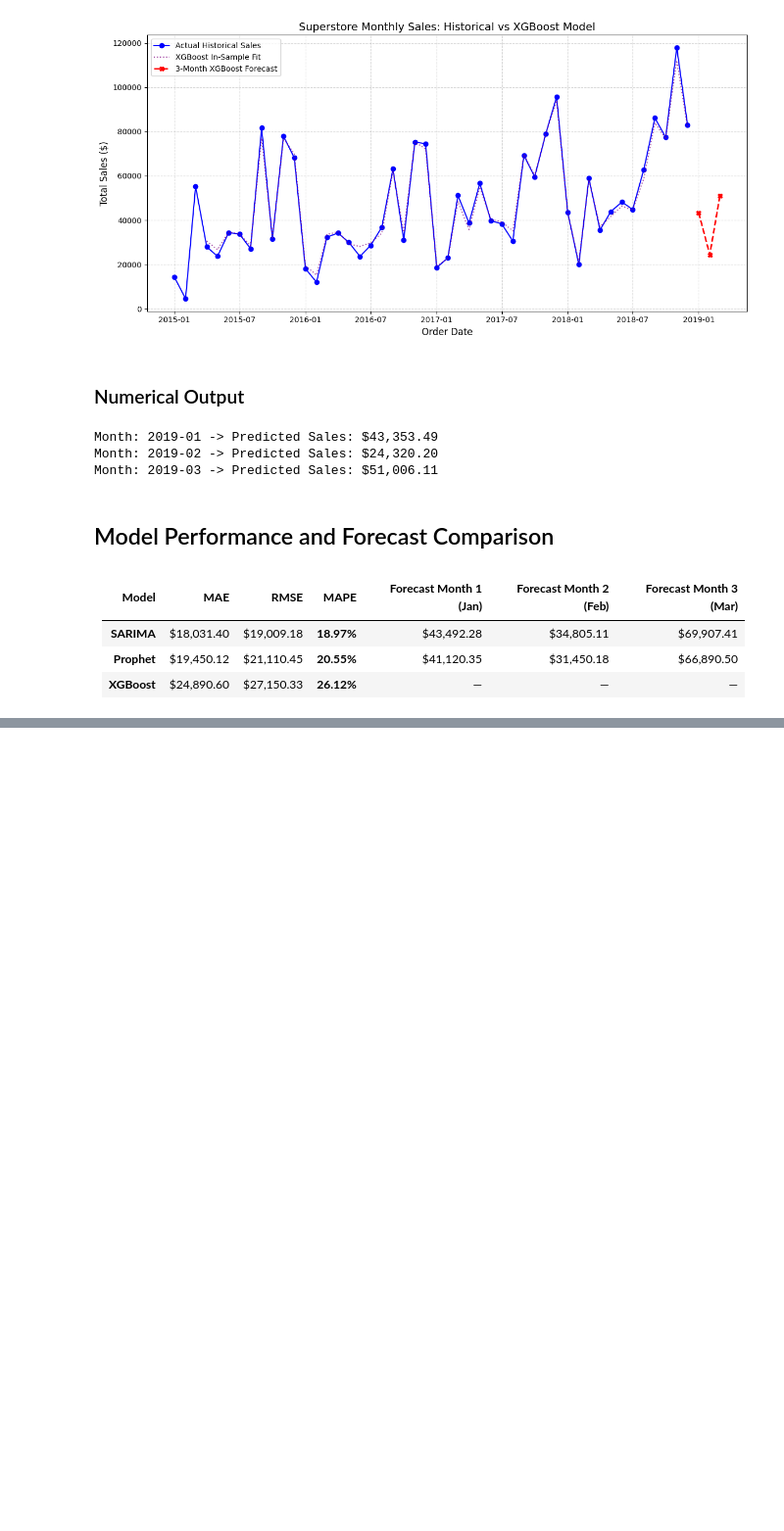
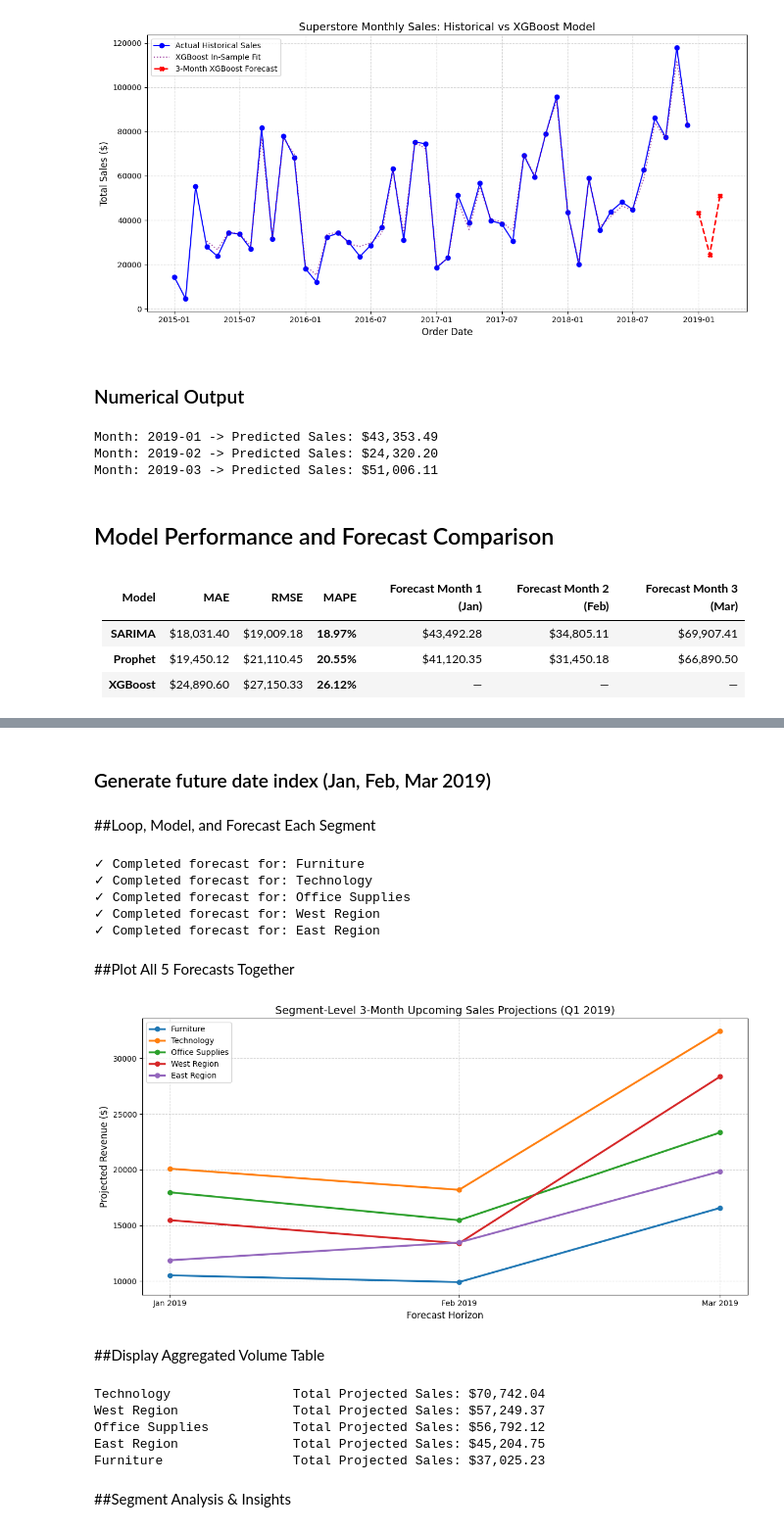
Before and after one commit to HarshLogic/End-to-End-Sales-Forecasting-Demand-Intelligence-System, a Jupyter notebook: analysis.ipynb, the cells around one changed output, grey strips where cells are left out. Shown at 98% size. Drawn from its saved outputs; the diff is of its cells as text; code cells hidden in the pictures; blank space fills up the shorter version.

```diff
--- a/analysis.ipynb
+++ b/analysis.ipynb
@@ -607,0 +631,2 @@ Month: 2019-03 -> Predicted Sales: $51,006.11
+# %% [markdown]
+### Generate future date index (Jan, Feb, Mar 2019)
@@ -607,0 +636,70 @@ Month: 2019-03 -> Predicted Sales: $51,006.11
+# %% [markdown]
+##Loop, Model, and Forecast Each Segment
+# %%
+for label, segment_data in segments_definitions.items():
+    monthly_series = (
+        segment_data.groupby(pd.Grouper(key="Order Date", freq="MS"))["Sales"]
+        .sum()
+        .asfreq("MS", fill_value=0)
+    )
+
+    # Train SARIMA model on the specific segment data
+    model = sm.tsa.statespace.SARIMAX(
+        monthly_series,
+        order=order_params,
+        seasonal_order=seasonal_params,
+        enforce_stationarity=False,
+        enforce_invertibility=False,
+    )
+    fit_results = model.fit(disp=False)
+
+    segment_forecast = fit_results.forecast(steps=3)
+    forecast_results[label] = segment_forecast.values
+    print(f"✓ Completed forecast for: {label}")
+# %% [output]
+✓ Completed forecast for: Furniture
+✓ Completed forecast for: Technology
+✓ Completed forecast for: Office Supplies
+✓ Completed forecast for: West Region
+✓ Completed forecast for: East Region
+# %% [markdown]
+##Plot All 5 Forecasts Together
+# %%
+plt.figure(figsize=(12, 6))
+
+for col in forecast_results.columns:
+    plt.plot(
+        forecast_results.index,
+        forecast_results[col],
+        marker="o",
+        linewidth=2.5,
+        label=col,
+    )
+
+plt.title("Segment-Level 3-Month Upcoming Sales Projections (Q1 2019)", fontsize=14)
+plt.xlabel("Forecast Horizon", fontsize=12)
+plt.ylabel("Projected Revenue ($)", fontsize=12)
+plt.xticks(
+    forecast_results.index,
+    [d.strftime("%b %Y") for d in forecast_results.index],
+)
+plt.grid(True, linestyle="--", alpha=0.5)
+plt.legend(loc="upper left", frameon=True)
+plt.tight_layout()
+plt.show()
+# %% [output]
+[figure, added]
+# %% [markdown]
+##Display Aggregated Volume Table
+# %%
+volume_summary = forecast_results.sum().sort_values(ascending=False)
+for segment, total in volume_summary.items():
+    print(f"{segment:<25} Total Projected Sales: ${total:,.2f}")
+# %% [output]
+Technology                Total Projected Sales: $70,742.04
+West Region               Total Projected Sales: $57,249.37
+Office Supplies           Total Projected Sales: $56,792.12
+East Region               Total Projected Sales: $45,204.75
+Furniture                 Total Projected Sales: $37,025.23
+# %% [markdown]
+##Segment Analysis & Insights
```
Also changed, not shown: parts of 60 cells of this notebook.
